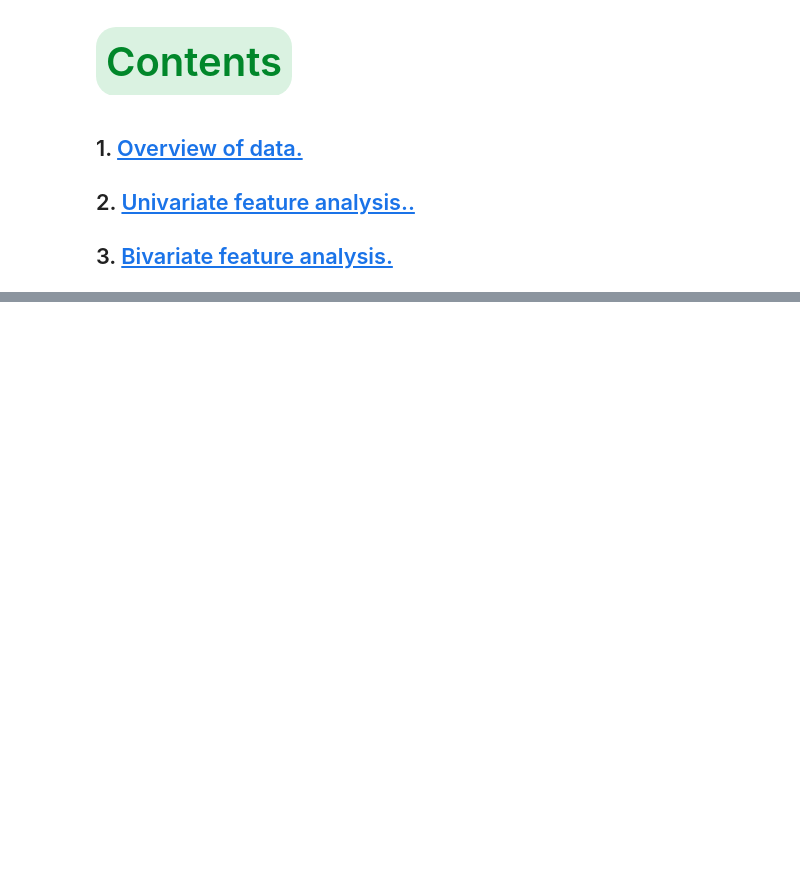
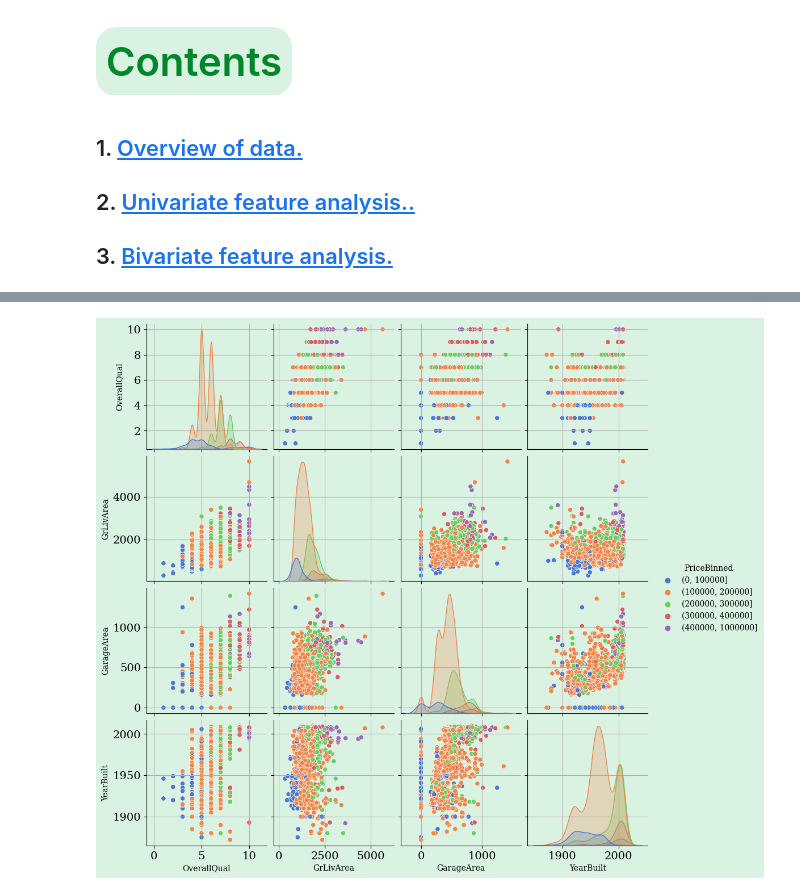
Before and after one commit to sersonSerson/Projects, a Jupyter notebook: Regression/HousePrice/01 EDA.ipynb, the cells around one changed output, grey strips where cells are left out. Drawn from its saved outputs; the diff is of its cells as text; code cells hidden in the pictures; blank space fills up the shorter version.

```diff
--- a/Regression/HousePrice/01 EDA.ipynb
+++ b/Regression/HousePrice/01 EDA.ipynb
@@ -70,0 +366,14 @@ cpal = sns.color_palette("mycolormap", n_colors=60)
+# %%
+most_correlated_features.remove('TotRmsAbvGrd')
+most_correlated_features.remove('FullBath')
+most_correlated_features.remove('1stFlrSF')
+most_correlated_features.remove('GarageCars')
+most_correlated_features.remove('TotalBsmtSF')
+most_correlated_features.remove('YearRemodAdd')
+most_correlated_features.remove('SalePrice')
+# %%
+axes = sns.pairplot(train[most_correlated_features + ['PriceBinned']],
+                    hue='PriceBinned')
+plt.show()
+# %% [output]
+[figure, added]
```
Also changed, not shown: parts of 31 cells of this notebook, 1 other file.
